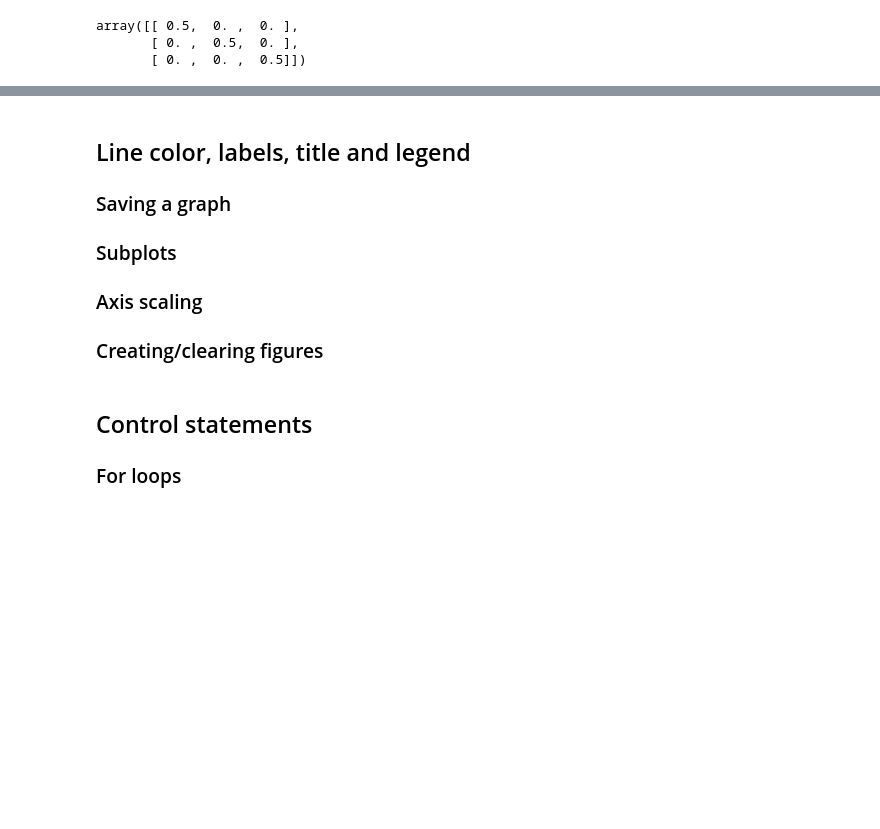
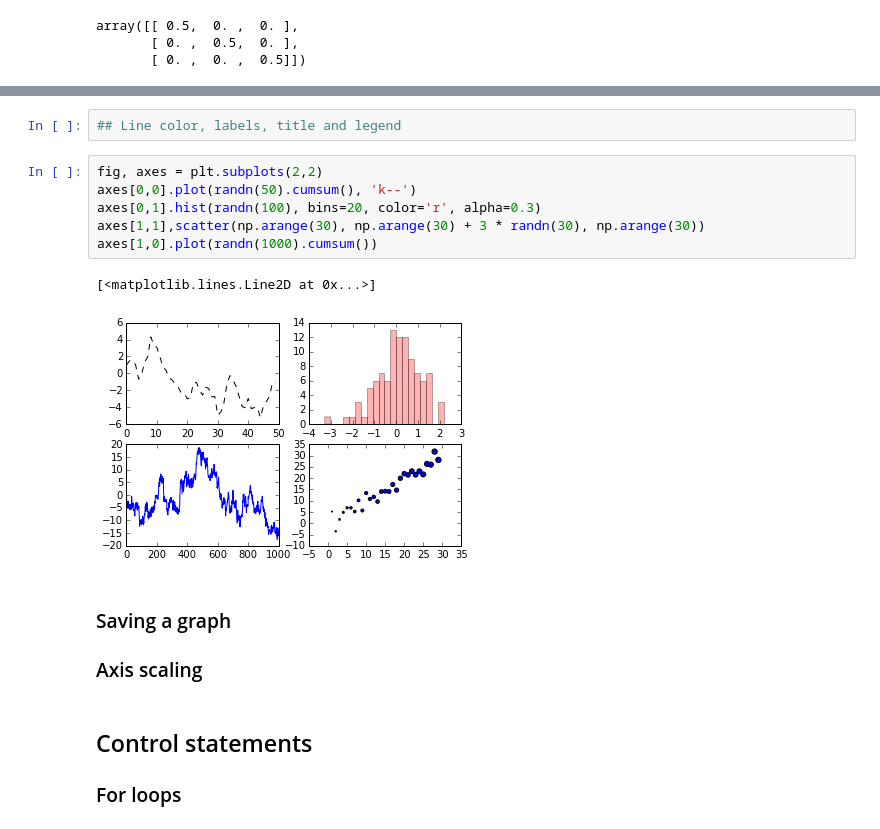
Before and after one commit to mstampfer/Coursera-Stanford-ML-Python, a Jupyter notebook: Coursera Stanford ML Python wiki.ipynb, the cells around one changed output, grey strips where cells are left out. Cells and saved outputs as stored; diff of their text form; blank space fills up the shorter version.

Commit message:
added matplotlib section

```diff
--- a/Coursera Stanford ML Python wiki.ipynb
+++ b/Coursera Stanford ML Python wiki.ipynb
@@ -675,9 +691,17 @@ plt.plot(np.arange(10))
+# %%
+## Line color, labels, title and legend
+# %%
+fig, axes = plt.subplots(2,2)
+axes[0,0].plot(randn(50).cumsum(), 'k--')
+axes[0,1].hist(randn(100), bins=20, color='r', alpha=0.3)
+axes[1,1],scatter(np.arange(30), np.arange(30) + 3 * randn(30), np.arange(30))
+axes[1,0].plot(randn(1000).cumsum())
+# %% [output]
+[<matplotlib.lines.Line2D at 0x...>]
+[figure, added]
 # %% [markdown]
-## Line color, labels, title and legend
 ### Saving a graph
-### Subplots
 ### Axis scaling
-### Creating/clearing figures
 # %% [markdown]
 ## Control statements
 ### For loops
```
Also changed, not shown: parts of 18 cells of this notebook.
